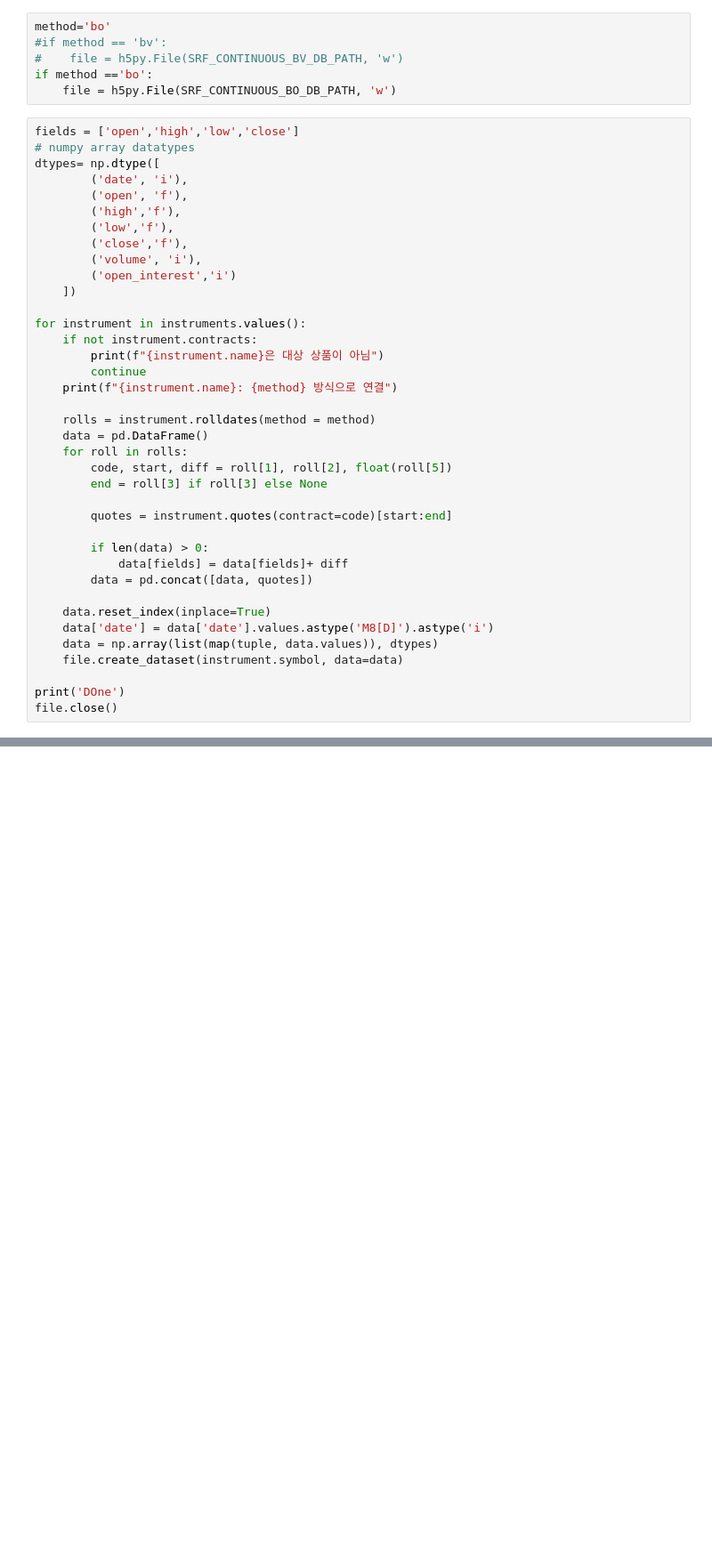
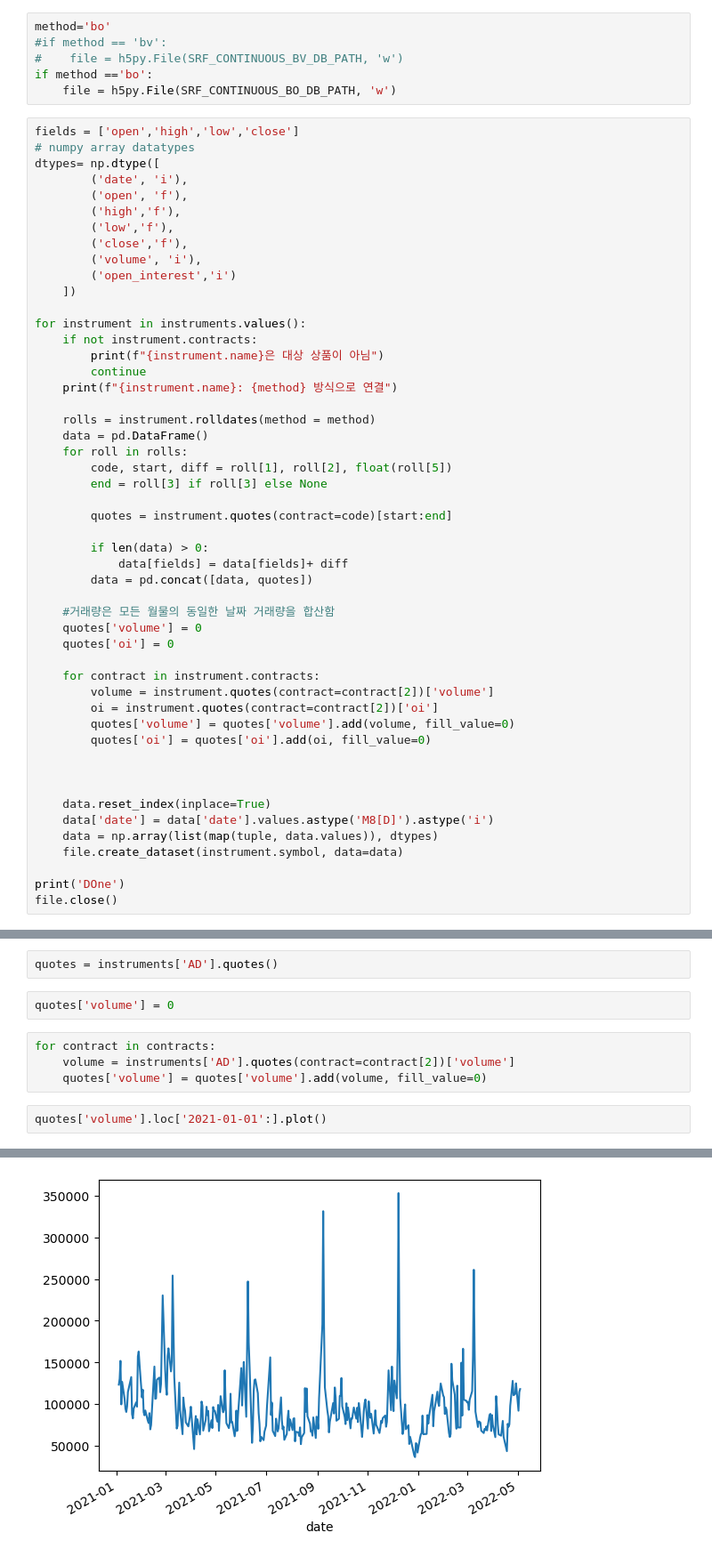
Before and after one commit to zipu/Trading, a Jupyter notebook: 01.데이터관리/SRF 수정 연결선물 DB 만들기.ipynb, the cells around one changed output, grey strips where cells are left out. Shown at 89% size. Cells and saved outputs as stored; diff of their text form; blank space fills up the shorter version.

```diff
--- a/01.데이터관리/SRF 수정 연결선물 DB 만들기.ipynb
+++ b/01.데이터관리/SRF 수정 연결선물 DB 만들기.ipynb
@@ -45,6 +49,18 @@ for instrument in instruments.values():
             data[fields] = data[fields]+ diff
         data = pd.concat([data, quotes])
 
+    #거래량은 모든 월물의 동일한 날짜 거래량을 합산함
+    quotes['volume'] = 0
+    quotes['oi'] = 0
+
+    for contract in instrument.contracts:
+        volume = instrument.quotes(contract=contract[2])['volume']
+        oi = instrument.quotes(contract=contract[2])['oi']
+        quotes['volume'] = quotes['volume'].add(volume, fill_value=0)
+        quotes['oi'] = quotes['oi'].add(oi, fill_value=0)
+
+
+
     data.reset_index(inplace=True)
     data['date'] = data['date'].values.astype('M8[D]').astype('i')
     data = np.array(list(map(tuple, data.values)), dtypes)
@@ -77,0 +96,11 @@ view(quotes['2021-01-01':'2021-12-28'], size=(20,15))
+# %%
+quotes = instruments['AD'].quotes()
+# %%
+quotes['volume'] = 0
+# %%
+for contract in contracts:
+    volume = instruments['AD'].quotes(contract=contract[2])['volume']
+    quotes['volume'] = quotes['volume'].add(volume, fill_value=0)
+# %%
+quotes['volume'].loc['2021-01-01':].plot()
+# %% [output]
@@ -77,0 +108 @@ view(quotes['2021-01-01':'2021-12-28'], size=(20,15))
+[figure, added]
```
Also changed, not shown: parts of 11 cells of this notebook, 6 other files.
